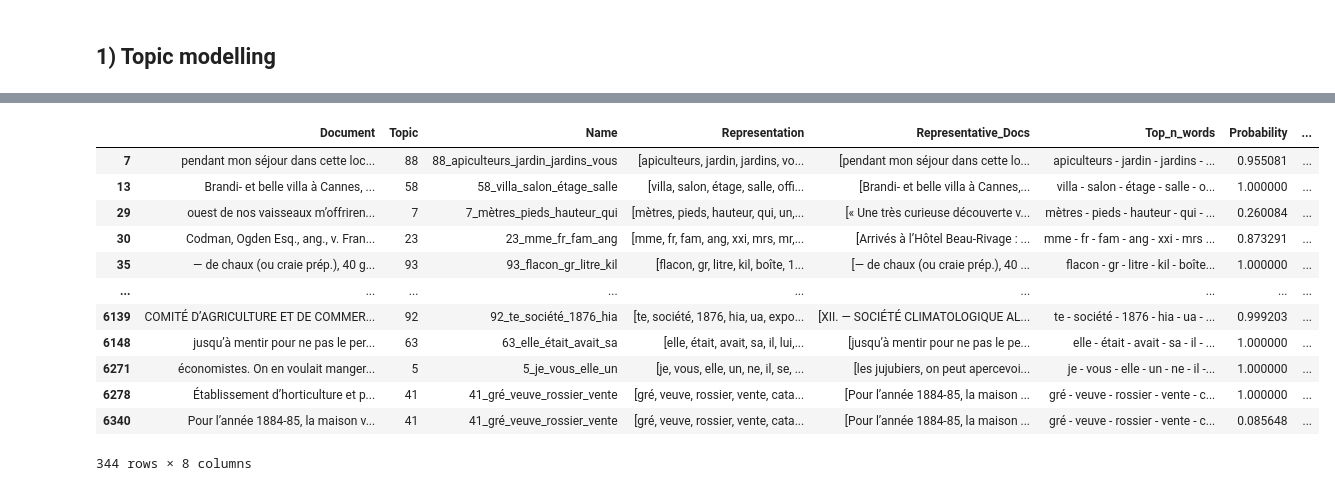
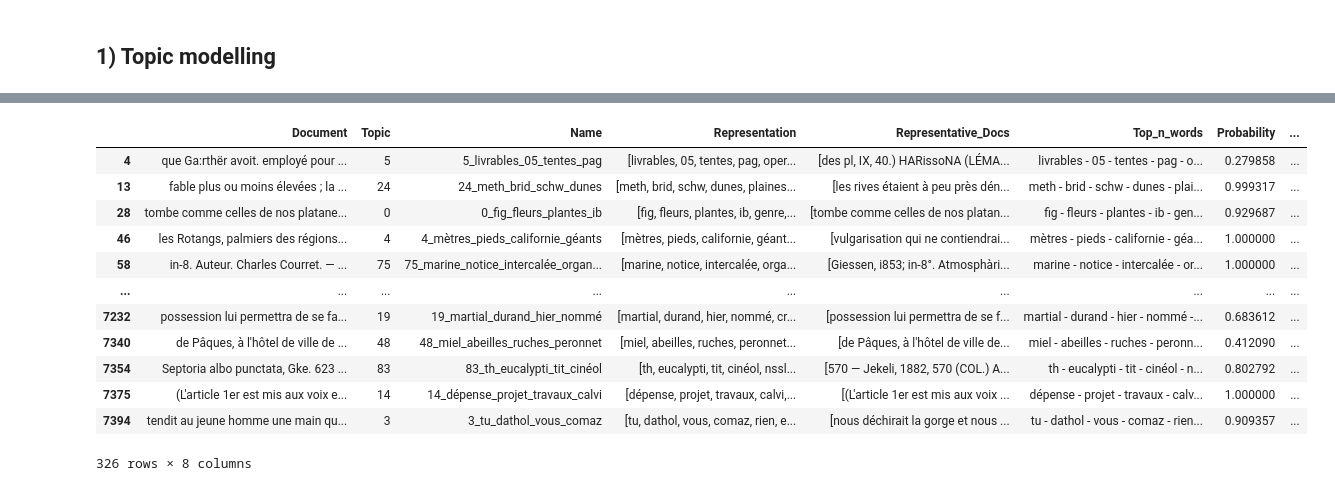
Before and after one commit to dh-epfl-students/lhst-the-ecology-of-eucalyptus, a Jupyter notebook: analysis/early_explo.ipynb, the cells around one changed output, grey strips where cells are left out. Drawn from its saved outputs; the diff is of its cells as text; code cells hidden in the pictures.

```diff
--- a/analysis/early_explo.ipynb
+++ b/analysis/early_explo.ipynb
@@ -7,14 +8,6 @@ import os
 #Import bertopic
 from bertopic import BERTopic
 # %%
-# Import metadata
+# Import and filter metadata
 df = pd.read_csv("../data/document_data_clean_filtered.csv")
+df_downloaded = df.dropna(subset="ocr_quality").reset_index()
-# %%
-#Import text
-docs_downloaded = os.listdir("../data/corpus_eucalyptus_only")
-docs_downloaded = list(set([x.split('.')[0] for x in docs_downloaded]))
-
-doc_text = []
-for doc in docs_downloaded:
-    with open(f"../data/corpus_eucalyptus_only/{doc}.txt", "r", encoding='utf-8') as f:
-        doc_text.append(f.read().strip())
@@ -23,2 +73,10 @@ not_empty_docs = [x for x in doc_text if x.strip() != "" and "span" not in x.low
+# %%
+#import all docs:
+all_docs_text = []
+all_docs_occurrences = []
+for doc in df_downloaded["ark"].to_list():
+    text_cleaned = import_text(doc, context="context_window", occurrences=True)
+    all_docs_text.append(text_cleaned[0])
+    all_docs_occurrences.append(text_cleaned[1])
 # %% [markdown]
 ## 1) Topic modelling
@@ -25,4 +85,6 @@ not_empty_docs = [x for x in doc_text if x.strip() != "" and "span" not in x.low
 # %%
-topic_model = BERTopic(language="multilingual")
-topics, probs = topic_model.fit_transform(not_empty_docs)
+#Train model
+ctfidf_model = ClassTfidfTransformer(reduce_frequent_words=True)
+topic_model = BERTopic(ctfidf_model=ctfidf_model, language="multilingual")
+topics, probs = topic_model.fit_transform(all_docs_text)
 # %% [output]
@@ -49,17 +126,17 @@ topic_model.get_topic(13)
 # %%
-topic_document_info_df = topic_model.get_document_info(not_empty_docs)
+topic_document_info_df = topic_model.get_document_info(all_docs_text)
 topic_document_info_df[topic_document_info_df["Representative_document"] == True]
 # %% [output]
 |  | Document | Topic | Name | Representation | Representative_Docs | Top_n_words | Probability | ... |
-| 7 | pendant mon séjour dans cette loc... | 88 | 88_apiculteurs_jardin_jardins_vous | [apiculteurs, jardin, jardins, vo... | [pendant mon séjour dans cette lo... | apiculteurs - jardin - jardins - ... | 0.955081 | ... |
-| 13 | Brandi- et belle villa à Cannes, ... | 58 | 58_villa_salon_étage_salle | [villa, salon, étage, salle, offi... | [Brandi- et belle villa à Cannes,... | villa - salon - étage - salle - o... | 1.000000 | ... |
-| 29 | ouest de nos vaisseaux m’offriren... | 7 | 7_mètres_pieds_hauteur_qui | [mètres, pieds, hauteur, qui, un,... | [« Une très curieuse découverte v... | mètres - pieds - hauteur - qui - ... | 0.260084 | ... |
-| 30 | Codman, Ogden Esq., ang., v. Fran... | 23 | 23_mme_fr_fam_ang | [mme, fr, fam, ang, xxi, mrs, mr,... | [Arrivés à l’Hôtel Beau-Rivage : ... | mme - fr - fam - ang - xxi - mrs ... | 0.873291 | ... |
-| 35 | — de chaux (ou craie prép.), 40 g... | 93 | 93_flacon_gr_litre_kil | [flacon, gr, litre, kil, boîte, 1... | [— de chaux (ou craie prép.), 40 ... | flacon - gr - litre - kil - boîte... | 1.000000 | ... |
+| 4 | que Ga:rthër avoit. employé pour ... | 5 | 5_livrables_05_tentes_pag | [livrables, 05, tentes, pag, oper... | [des pl, IX, 40.) HARissoNA (LÉMA... | livrables - 05 - tentes - pag - o... | 0.279858 | ... |
+| 13 | fable plus ou moins élevées ; la ... | 24 | 24_meth_brid_schw_dunes | [meth, brid, schw, dunes, plaines... | [les rives étaient à peu près dén... | meth - brid - schw - dunes - plai... | 0.999317 | ... |
+| 28 | tombe comme celles de nos platane... | 0 | 0_fig_fleurs_plantes_ib | [fig, fleurs, plantes, ib, genre,... | [tombe comme celles de nos platan... | fig - fleurs - plantes - ib - gen... | 0.929687 | ... |
+| 46 | les Rotangs, palmiers des régions... | 4 | 4_mètres_pieds_californie_géants | [mètres, pieds, californie, géant... | [vulgarisation qui ne contiendrai... | mètres - pieds - californie - géa... | 1.000000 | ... |
+| 58 | in-8. Auteur. Charles Courret. — ... | 75 | 75_marine_notice_intercalée_organ... | [marine, notice, intercalée, orga... | [Giessen, i853; in-8°. Atmosphàri... | marine - notice - intercalée - or... | 1.000000 | ... |
 | ... | ... | ... | ... | ... | ... | ... | ... | ... |
-| 6139 | COMITÉ D’AGRICULTURE ET DE COMMER... | 92 | 92_te_société_1876_hia | [te, société, 1876, hia, ua, expo... | [XII. — SOCIÉTÉ CLIMATOLOGIQUE AL... | te - société - 1876 - hia - ua - ... | 0.999203 | ... |
-| 6148 | jusqu’à mentir pour ne pas le per... | 63 | 63_elle_était_avait_sa | [elle, était, avait, sa, il, lui,... | [jusqu’à mentir pour ne pas le pe... | elle - était - avait - sa - il - ... | 1.000000 | ... |
-| 6271 | économistes. On en voulait manger... | 5 | 5_je_vous_elle_un | [je, vous, elle, un, ne, il, se, ... | [les jujubiers, on peut apercevoi... | je - vous - elle - un - ne - il -... | 1.000000 | ... |
-| 6278 | Établissement d’horticulture et p... | 41 | 41_gré_veuve_rossier_vente | [gré, veuve, rossier, vente, cata... | [Pour l’année 1884-85, la maison ... | gré - veuve - rossier - vente - c... | 1.000000 | ... |
-| 6340 | Pour l’année 1884-85, la maison v... | 41 | 41_gré_veuve_rossier_vente | [gré, veuve, rossier, vente, cata... | [Pour l’année 1884-85, la maison ... | gré - veuve - rossier - vente - c... | 0.085648 | ... |
+| 7232 | possession lui permettra de se fa... | 19 | 19_martial_durand_hier_nommé | [martial, durand, hier, nommé, cr... | [possession lui permettra de se f... | martial - durand - hier - nommé -... | 0.683612 | ... |
+| 7340 | de Pâques, à l'hôtel de ville de ... | 48 | 48_miel_abeilles_ruches_peronnet | [miel, abeilles, ruches, peronnet... | [de Pâques, à l'hôtel de ville de... | miel - abeilles - ruches - peronn... | 0.412090 | ... |
+| 7354 | Septoria albo punctata, Gke. 623 ... | 83 | 83_th_eucalypti_tit_cinéol | [th, eucalypti, tit, cinéol, nssl... | [570 — Jekeli, 1882, 570 (COL.) A... | th - eucalypti - tit - cinéol - n... | 0.802792 | ... |
+| 7375 | (L'article 1er est mis aux voix e... | 14 | 14_dépense_projet_travaux_calvi | [dépense, projet, travaux, calvi,... | [(L'article 1er est mis aux voix ... | dépense - projet - travaux - calv... | 1.000000 | ... |
+| 7394 | tendit au jeune homme une main qu... | 3 | 3_tu_dathol_vous_comaz | [tu, dathol, vous, comaz, rien, e... | [nous déchirait la gorge et nous ... | tu - dathol - vous - comaz - rien... | 0.909357 | ... |
-344 rows × 8 columns
+326 rows × 8 columns
```
Also changed, not shown: parts of 25 cells of this notebook, 6 other files.
